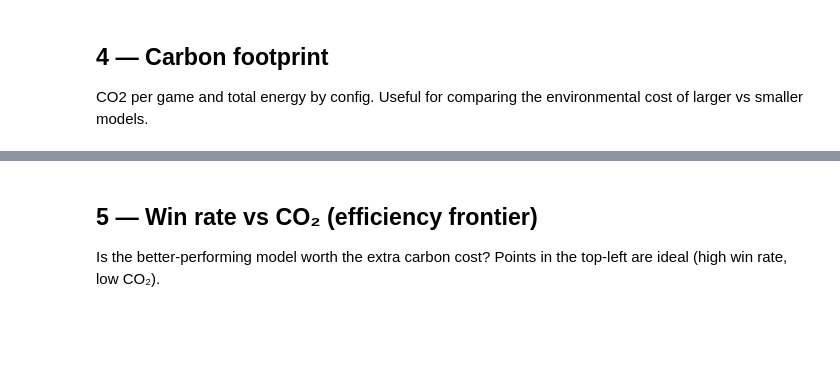
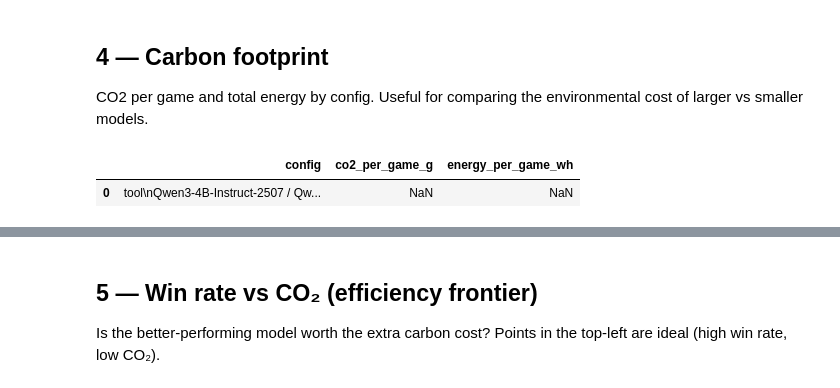
Before and after one commit to jakobahlberg/BA_project, a Jupyter notebook: postprocessing.ipynb, the cells around one changed output, grey strips where cells are left out. Drawn from its saved outputs; the diff is of its cells as text; code cells hidden in the pictures; blank space fills up the shorter version.

```diff
--- a/postprocessing.ipynb
+++ b/postprocessing.ipynb
@@ -116,6 +120,12 @@ Need multiple seeds per config to show variance. Run submit_bulk_seeds.sh first.
 # %% [markdown]
 ## 4 — Carbon footprint
 CO2 per game and total energy by config. Useful for comparing the environmental cost of larger vs smaller models.
+# %%
+carbon = df.groupby("config")[["co2_per_game_g", "energy_per_game_wh"]].mean().reset_index()
+carbon
+# %% [output]
+|  | config | co2_per_game_g | energy_per_game_wh |
+| 0 | tool\nQwen3-4B-Instruct-2507 / Qw... | NaN | NaN |
 # %%
 carbon = df.groupby("config")[["co2_per_game_g", "energy_per_game_wh"]].mean().reset_index()
 
```
Also changed, not shown: parts of 11 cells of this notebook, 3 other files.
